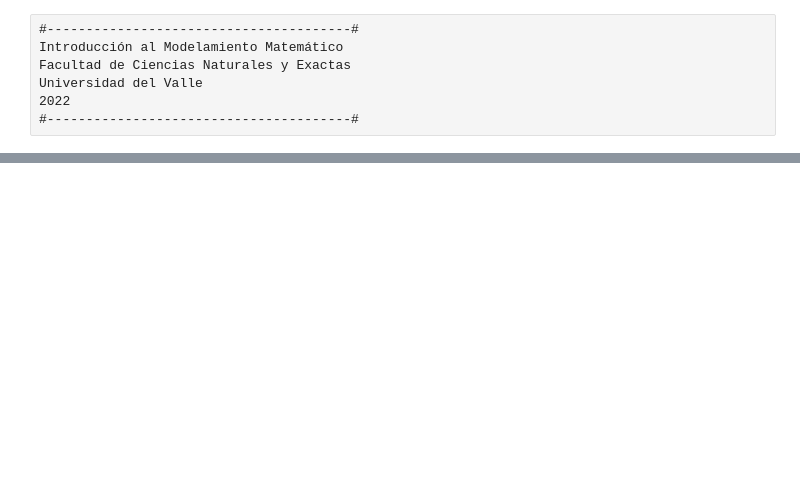
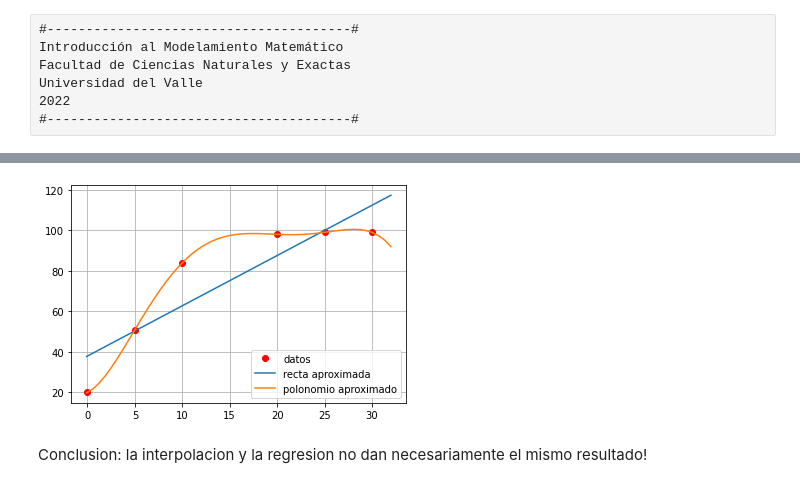
Before and after one commit to leonbran/Modelamiento_Matematico, a Jupyter notebook: unidad3/Minimos_cuadrados.ipynb, the cells around one changed output, grey strips where cells are left out. Saved outputs shown, nothing was run; the diff lists cells and outputs as text; code cells hidden in the pictures; blank space fills up the shorter version.

```diff
--- a/unidad3/Minimos_cuadrados.ipynb
+++ b/unidad3/Minimos_cuadrados.ipynb
@@ -70,0 +182,36 @@ plt.show()
+# %%
+"""
+
+ Graficando el polonomio interpolante de Lagrange y comparandolo con la aproxiacion lineal
+
+"""
+
+
+#Graficando las parejas de datos
+plt.plot(  Tiempo  , CantidadBacterias , "or" , label="datos" )
+
+
+
+t_continuo= np.linspace(-0.1 ,32, 50)
+
+
+#Graficando la regresion lineal
+plt.plot(  t_continuo ,  AproximacionLineal( t_continuo ) , label="recta aproximada"  )
+
+
+#Graficando el polonomio aproximado
+plt.plot(  t_continuo ,  PolinomioLagrange( t_continuo ) , label="polonomio aproximado"  )
+
+
+#mostrando las legendas del grafico
+plt.grid()
+plt.legend()
+
+#Mostrando el gráfico
+plt.show()
+
+########################################################################
+# %% [output]
+[figure, added]
+# %% [markdown]
+Conclusion: la interpolacion y la regresion no dan necesariamente el mismo resultado!
```
Also changed, not shown: parts of 7 cells of this notebook, 5 other files.
